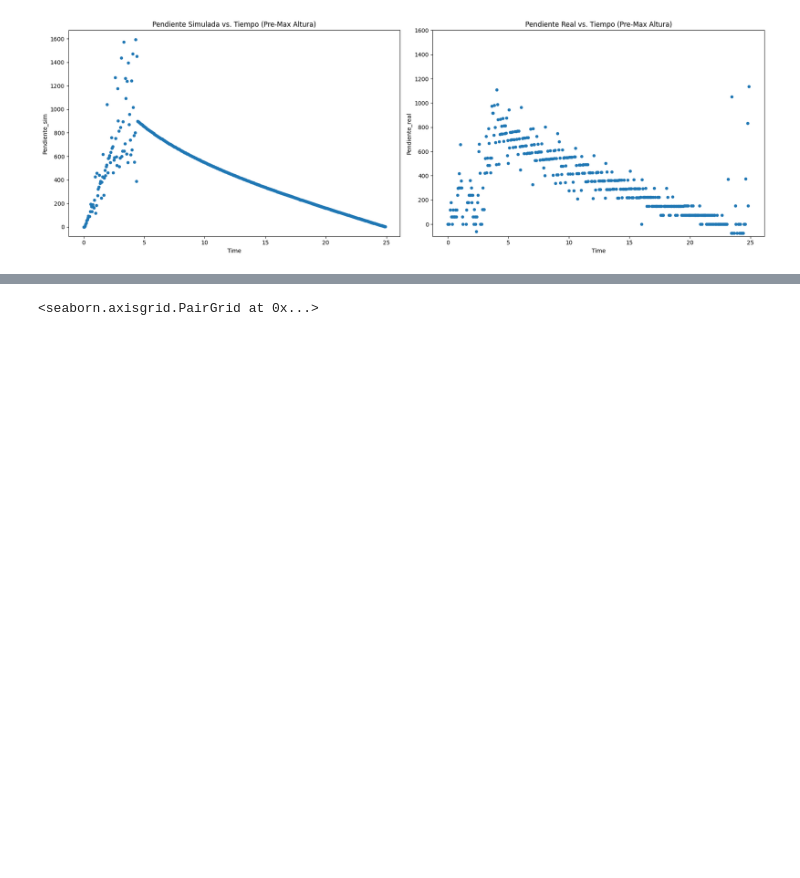
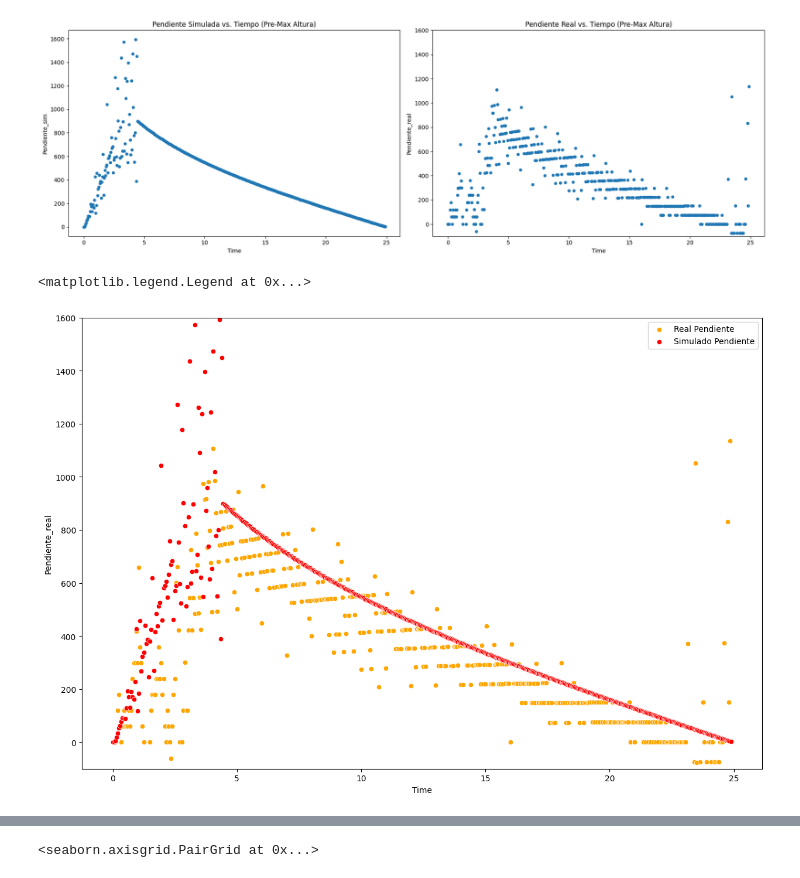
Before and after one commit to lolo-pb/micrography-imgpro-Deploy, a Jupyter notebook: AnalisisDatosVuelo/VueloVsSimulacion.ipynb, the cells around one changed output, grey strips where cells are left out. Saved outputs shown, nothing was run; the diff lists cells and outputs as text; code cells hidden in the pictures; blank space fills up the shorter version.

```diff
--- a/AnalisisDatosVuelo/VueloVsSimulacion.ipynb
+++ b/AnalisisDatosVuelo/VueloVsSimulacion.ipynb
@@ -137,3 +137,15 @@ plt.tight_layout() # Adjust layout to prevent overlap
 plt.show()
 # %% [output]
 [figure]
+# %%
+# Graficar las pendientes reales y simuladas en el mismo grafico
+plt.figure(figsize=(15,10))
+
+sns.scatterplot(data=df_before_max, x='Time', y='Pendiente_real', color='orange', label='Real Pendiente')
+sns.scatterplot(data=df_before_max, x='Time', y='Pendiente_sim', color='red', label='Simulado Pendiente')
+
+plt.ylim(-100, 1600)
+plt.legend()
+# %% [output]
+<matplotlib.legend.Legend at 0x...>
+[figure, added]
```
Also changed, not shown: parts of 21 cells of this notebook.
